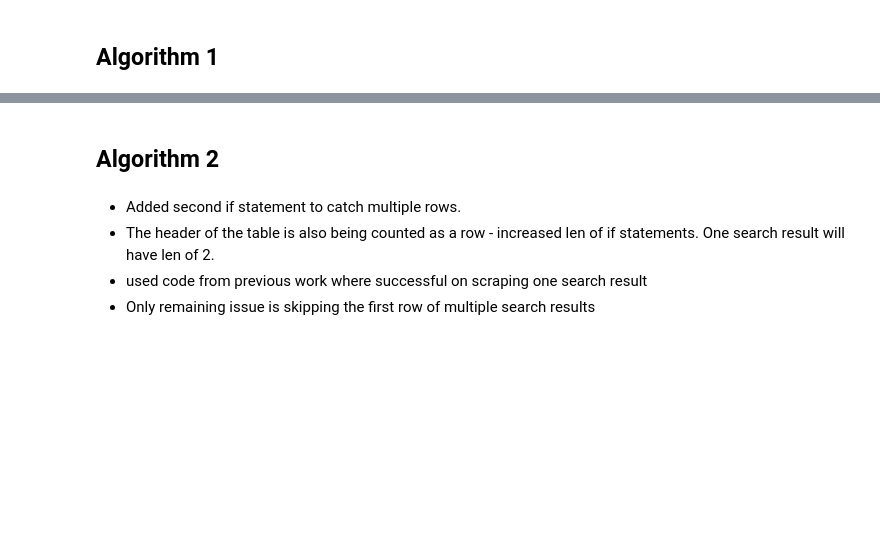
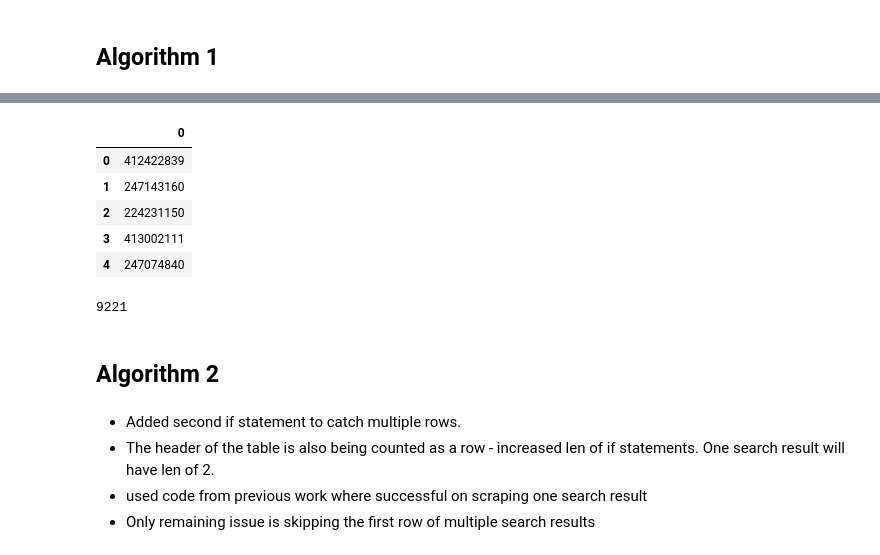
Before and after one commit to jessicarose00/Dark_to_Transparent, a Jupyter notebook: Selenium_IMO_Scrape.ipynb, the cells around one changed output, grey strips where cells are left out. Drawn from its saved outputs; the diff is of its cells as text; code cells hidden in the pictures; blank space fills up the shorter version.

```diff
--- a/Selenium_IMO_Scrape.ipynb
+++ b/Selenium_IMO_Scrape.ipynb
@@ -98,3 +164,18 @@ Registered:389 Unregistered:3031
+# %%
+imo_notreg.head()
+# %% [output]
+|  | 0 |
+| 0 | 412422839 |
+| 1 | 247143160 |
+| 2 | 224231150 |
+| 3 | 413002111 |
+| 4 | 247074840 |
+# %%
+# create a list of numbers to feed second algorithm
+imo_reg_nums = imo_reg['0'].values.tolist()
+len(imo_reg_nums)
+# %% [output]
+9221
 # %% [markdown]
 ## Algorithm 2
 # %% [markdown]
```
Also changed, not shown: parts of 15 cells of this notebook.
